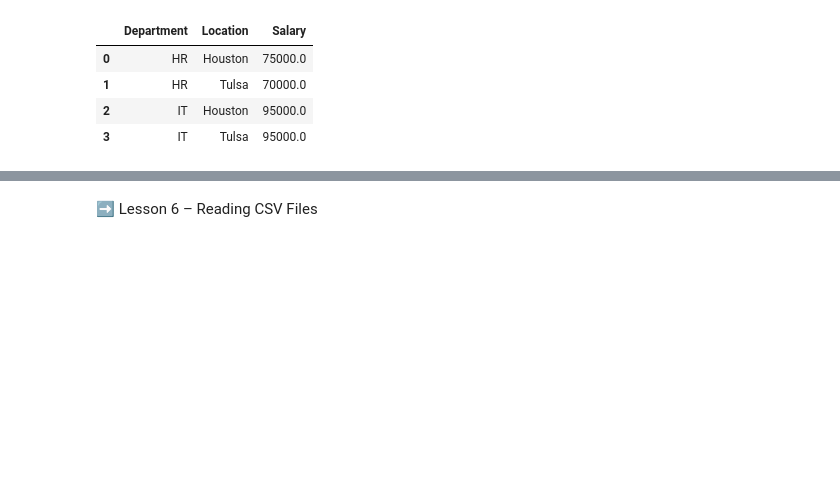
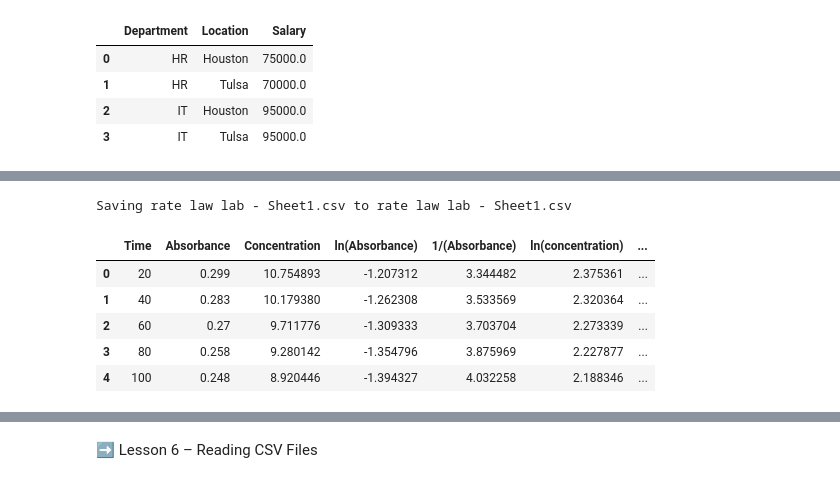
Before and after one commit to larry-xiping/py-sandbox, a Jupyter notebook: lesson04.ipynb, the cells around one changed output, grey strips where cells are left out. Saved outputs shown, nothing was run; the diff lists cells and outputs as text; code cells hidden in the pictures; blank space fills up the shorter version.

```diff
--- a/lesson04.ipynb
+++ b/lesson04.ipynb
@@ -312,3 +316,20 @@ df.groupby(["Department", "Location"])["Salary"].mean().reset_index()  #reset_in
 | 1 | HR | Tulsa | 70000.0 |
 | 2 | IT | Houston | 95000.0 |
 | 3 | IT | Tulsa | 95000.0 |
+# %%
+from google.colab import files
+import pandas as pd
+import io
+
+# Step 1: Upload your CSV file
+uploaded = files.upload()
+
+# Step 2: Get the uploaded file name automatically
+file_name = list(uploaded.keys())[0]
+
+# Step 3: Load the file into a Pandas DataFrame
+df = pd.read_csv(io.BytesIO(uploaded[file_name]))
+
+# Step 4: Display the first few rows
+df.head()
+# %% [output]
@@ -314,0 +337,7 @@ df.groupby(["Department", "Location"])["Salary"].mean().reset_index()  #reset_in
+Saving rate law lab - Sheet1.csv to rate law lab - Sheet1.csv
+|  | Time | Absorbance | Concentration | ln(Absorbance) | 1/(Absorbance) | ln(concentration) | ... |
+| 0 | 20 | 0.299 | 10.754893 | -1.207312 | 3.344482 | 2.375361 | ... |
+| 1 | 40 | 0.283 | 10.179380 | -1.262308 | 3.533569 | 2.320364 | ... |
+| 2 | 60 | 0.27 | 9.711776 | -1.309333 | 3.703704 | 2.273339 | ... |
+| 3 | 80 | 0.258 | 9.280142 | -1.354796 | 3.875969 | 2.227877 | ... |
+| 4 | 100 | 0.248 | 8.920446 | -1.394327 | 4.032258 | 2.188346 | ... |
```
Also changed, not shown: parts of 5 cells of this notebook.
